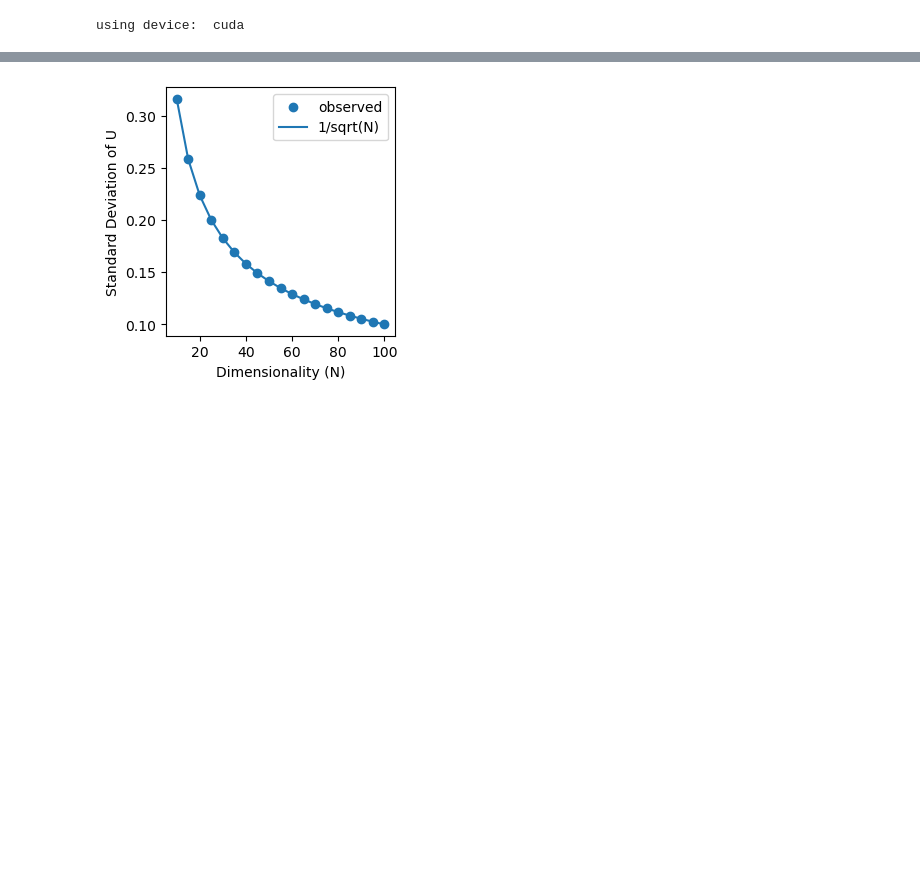
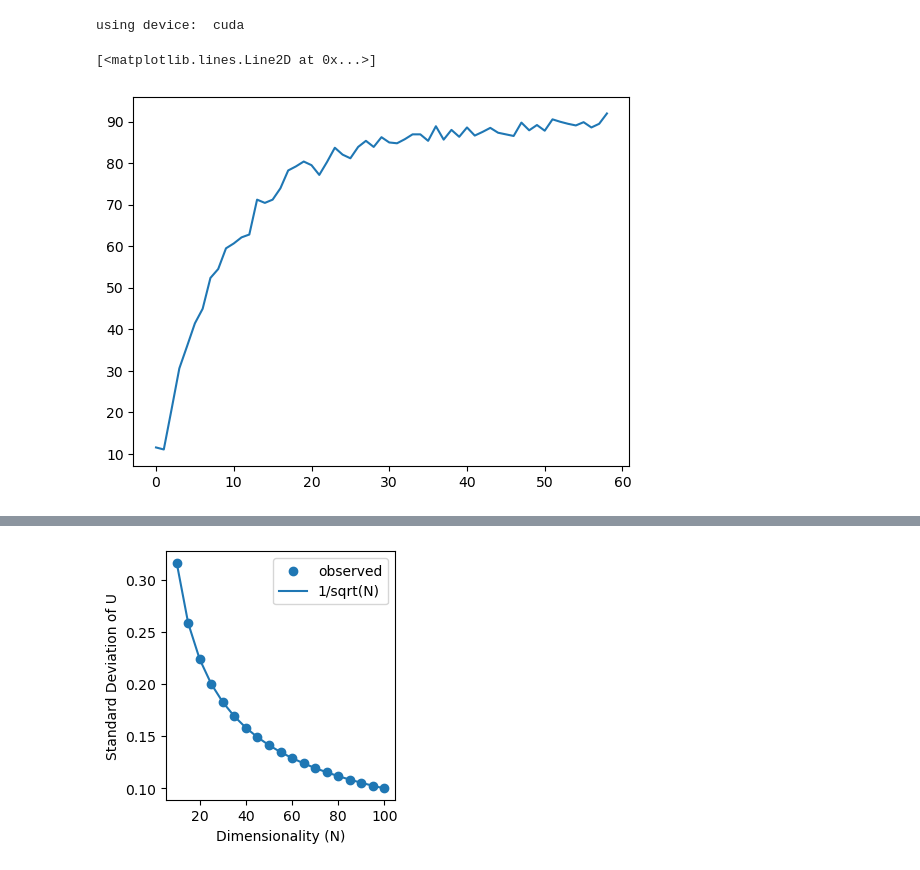
Before and after one commit to landoskape/networkAlignmentAnalysis, a Jupyter notebook: workspace.ipynb, the cells around one changed output, grey strips where cells are left out. Cells and saved outputs as stored; diff of their text form; code cells hidden in the pictures; blank space fills up the shorter version.

```diff
--- a/workspace.ipynb
+++ b/workspace.ipynb
@@ -28,3 +28,24 @@ DEVICE = 'cuda' if torch.cuda.is_available() else 'cpu'
 print('using device: ', DEVICE)
 # %% [output]
 using device:  cuda
+# %%
+model_name = 'MLP'
+dataset_name = 'MNIST'
+
+net = get_model(model_name, build=True, dataset=dataset_name, dropout=0.0, ignore_flag=False)
+net.to(DEVICE)
+
+loader_parameters = dict(
+    shuffle=True,
+)
+dataset = get_dataset(dataset_name, build=True, transform_parameters=net, loader_parameters=loader_parameters, device=DEVICE)
+
+optimizer = torch.optim.Adam(net.parameters())
+
+parameters = dict(
+    num_epochs=20,
+    compare_expected=True,
+    frequency=5,
+    delta_alignment=True,
+)
+results = train.train([net], [optimizer], dataset, **parameters)
@@ -30,0 +57,5 @@ using device:  cuda
+# %%
+plt.plot(results["accuracy"])
+# %% [output]
+[<matplotlib.lines.Line2D at 0x...>]
+[figure, added]
```
Also changed, not shown: parts of 7 cells of this notebook, 1 other file.
